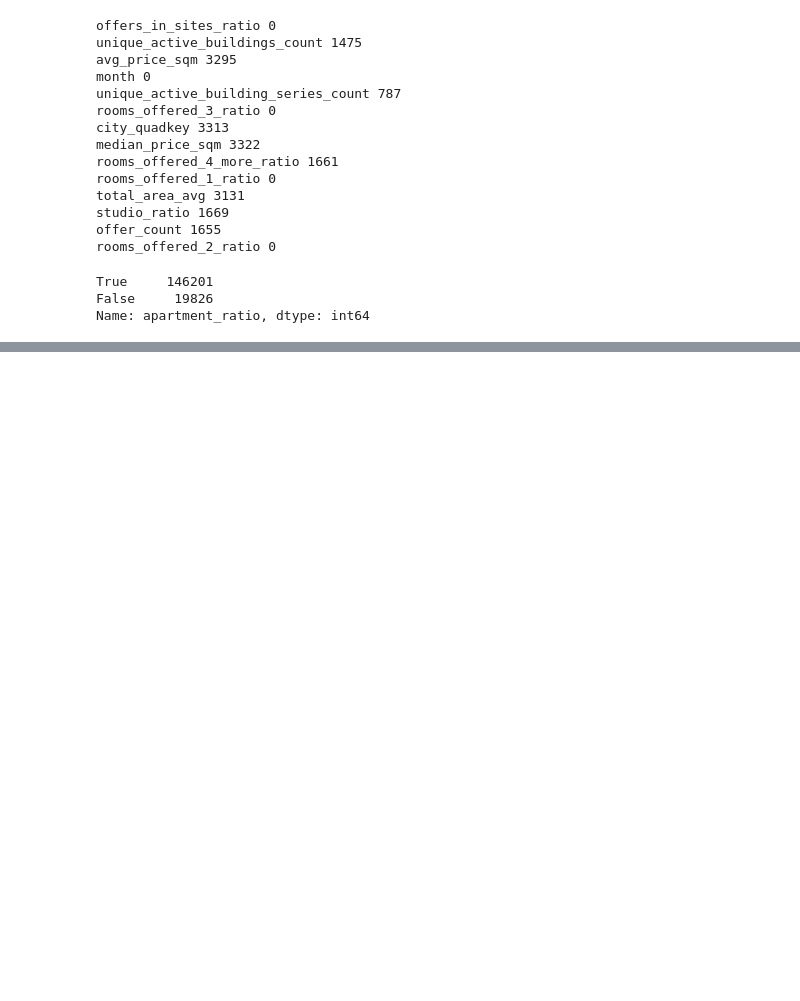
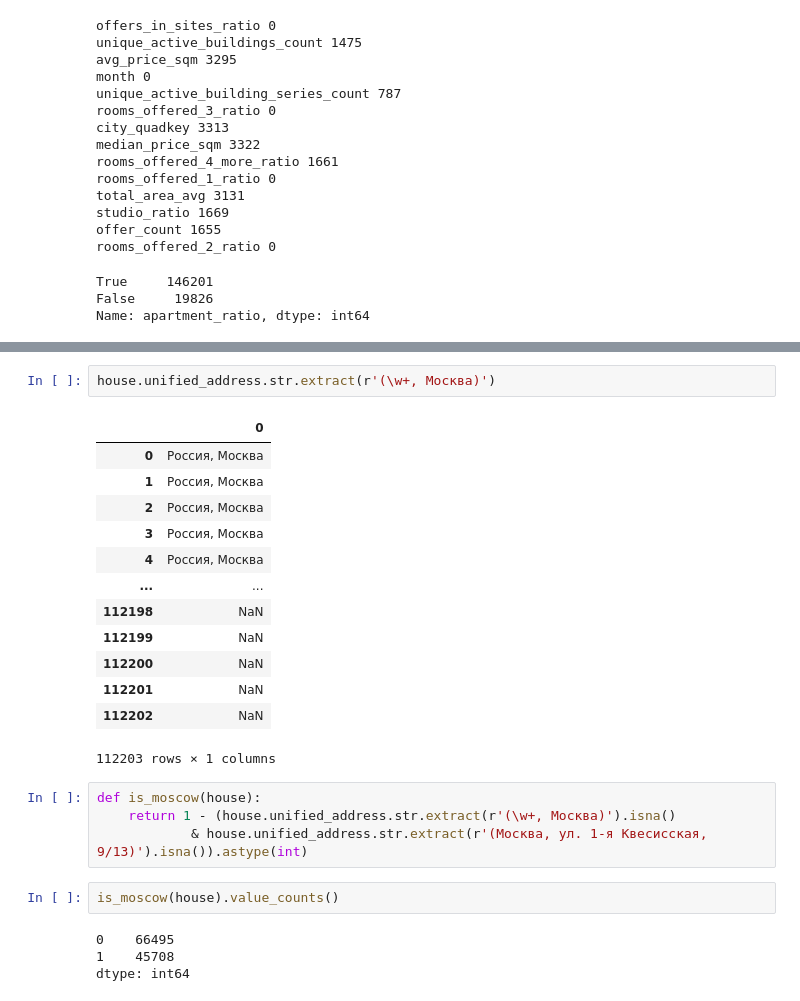
Before and after one commit to Markfryazino/hackTheRealty, a Jupyter notebook: test_and_flex.ipynb, the cells around one changed output, grey strips where cells are left out. Saved outputs shown, nothing was run; the diff lists cells and outputs as text; blank space fills up the shorter version.

```diff
--- a/test_and_flex.ipynb
+++ b/test_and_flex.ipynb
@@ -140,0 +141,26 @@ plot_prices(1)
+# %%
+house.unified_address.str.extract(r'(\w+, Москва)')
+# %% [output]
+|  | 0 |
+| 0 | Россия, Москва |
+| 1 | Россия, Москва |
+| 2 | Россия, Москва |
+| 3 | Россия, Москва |
+| 4 | Россия, Москва |
+| ... | ... |
+| 112198 | NaN |
+| 112199 | NaN |
+| 112200 | NaN |
+| 112201 | NaN |
+| 112202 | NaN |
+112203 rows × 1 columns
+# %%
+def is_moscow(house):
+    return 1 - (house.unified_address.str.extract(r'(\w+, Москва)').isna()
+            & house.unified_address.str.extract(r'(Москва, ул. 1-я Квесисская, 9/13)').isna()).astype(int)
+# %%
+is_moscow(house).value_counts()
+# %% [output]
+0    66495
+1    45708
+dtype: int64
```
Also changed, not shown: parts of 9 cells of this notebook, 2 other files.
